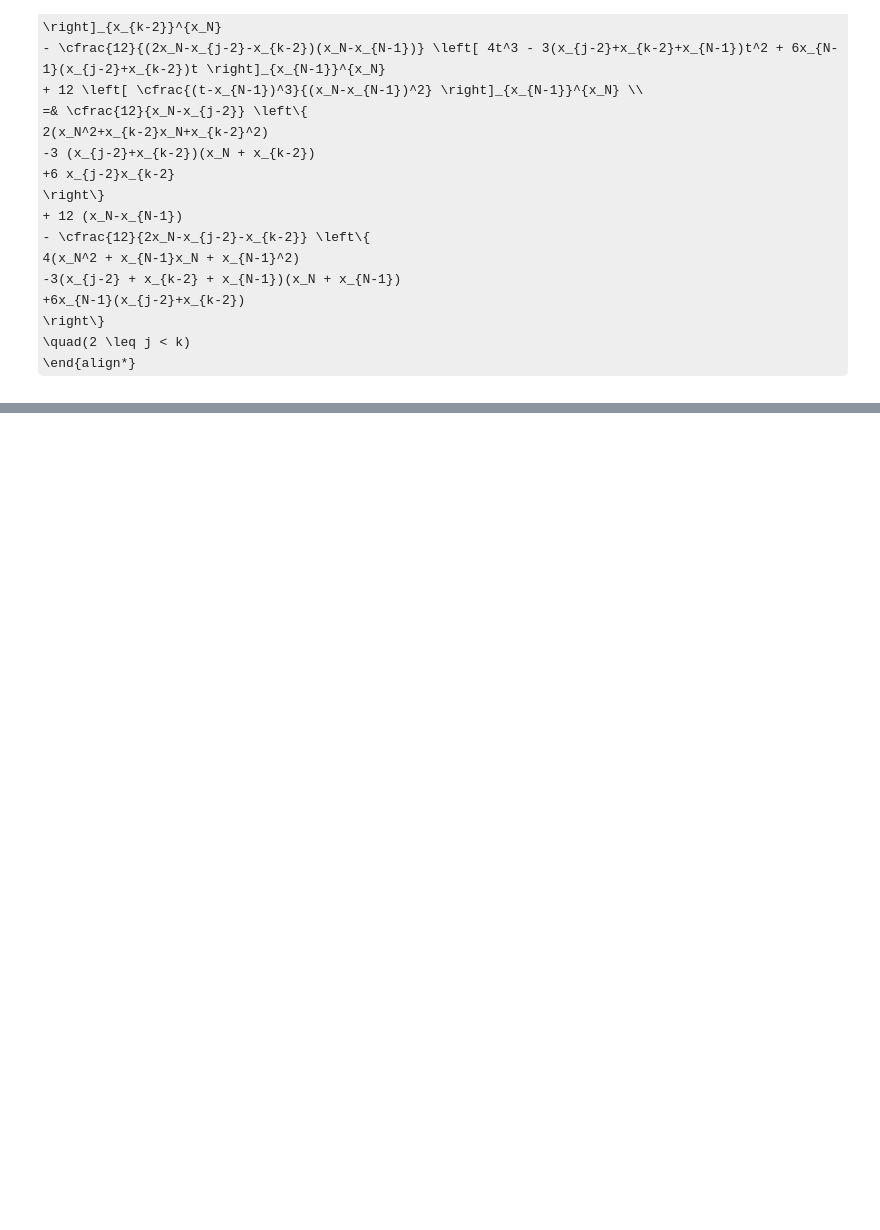
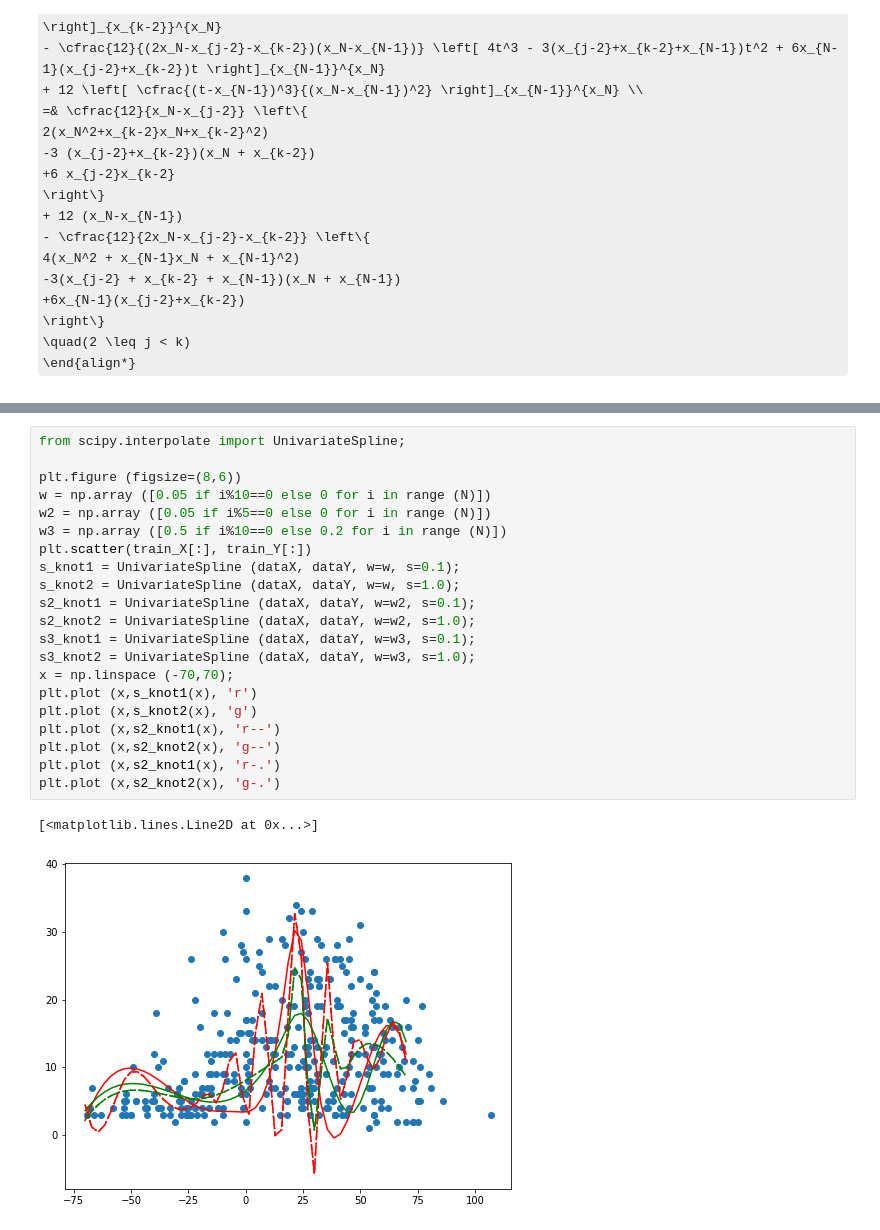
Before and after one commit to Ryuta339/ESL, a Jupyter notebook: Chapter05/SmoothingSpline.ipynb, the cells around one changed output, grey strips where cells are left out. Drawn from its saved outputs; the diff is of its cells as text; some formulas as TeX source; blank space fills up the shorter version.

Commit message:
Fitting with scipy.interpolate.univariatespline

```diff
--- a/Chapter05/SmoothingSpline.ipynb
+++ b/Chapter05/SmoothingSpline.ipynb
@@ -305,0 +235,24 @@ plt.plot (1.0/(1+lam*w))
+# %%
+from scipy.interpolate import UnivariateSpline;
+
+plt.figure (figsize=(8,6))
+w = np.array ([0.05 if i%10==0 else 0 for i in range (N)])
+w2 = np.array ([0.05 if i%5==0 else 0 for i in range (N)])
+w3 = np.array ([0.5 if i%10==0 else 0.2 for i in range (N)])
+plt.scatter(train_X[:], train_Y[:])
+s_knot1 = UnivariateSpline (dataX, dataY, w=w, s=0.1);
+s_knot2 = UnivariateSpline (dataX, dataY, w=w, s=1.0);
+s2_knot1 = UnivariateSpline (dataX, dataY, w=w2, s=0.1);
+s2_knot2 = UnivariateSpline (dataX, dataY, w=w2, s=1.0);
+s3_knot1 = UnivariateSpline (dataX, dataY, w=w3, s=0.1);
+s3_knot2 = UnivariateSpline (dataX, dataY, w=w3, s=1.0);
+x = np.linspace (-70,70);
+plt.plot (x,s_knot1(x), 'r')
+plt.plot (x,s_knot2(x), 'g')
+plt.plot (x,s2_knot1(x), 'r--')
+plt.plot (x,s2_knot2(x), 'g--')
+plt.plot (x,s2_knot1(x), 'r-.')
+plt.plot (x,s2_knot2(x), 'g-.')
+# %% [output]
+[<matplotlib.lines.Line2D at 0x...>]
+[figure, added]
```
Also changed, not shown: parts of 3 cells of this notebook.
